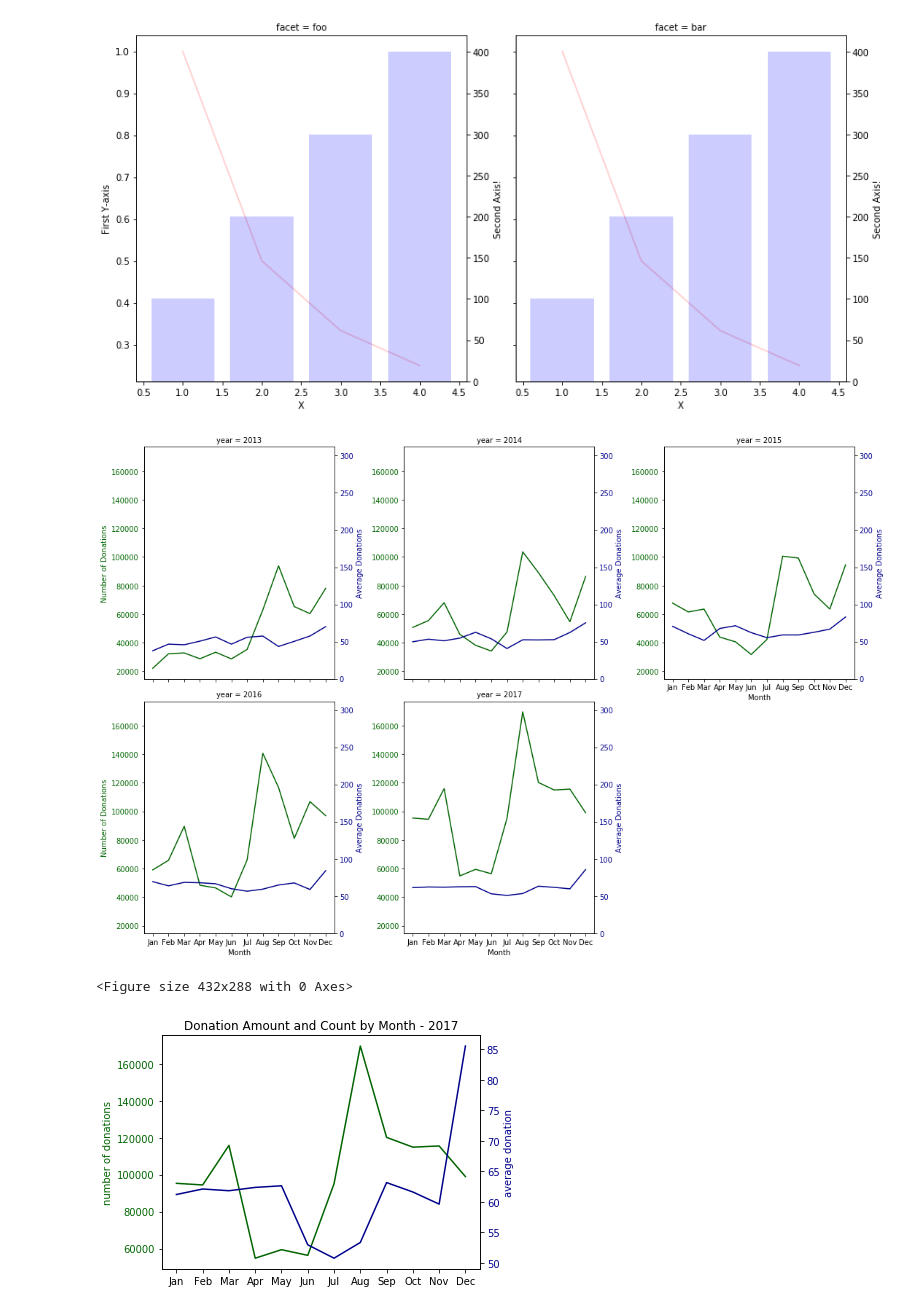
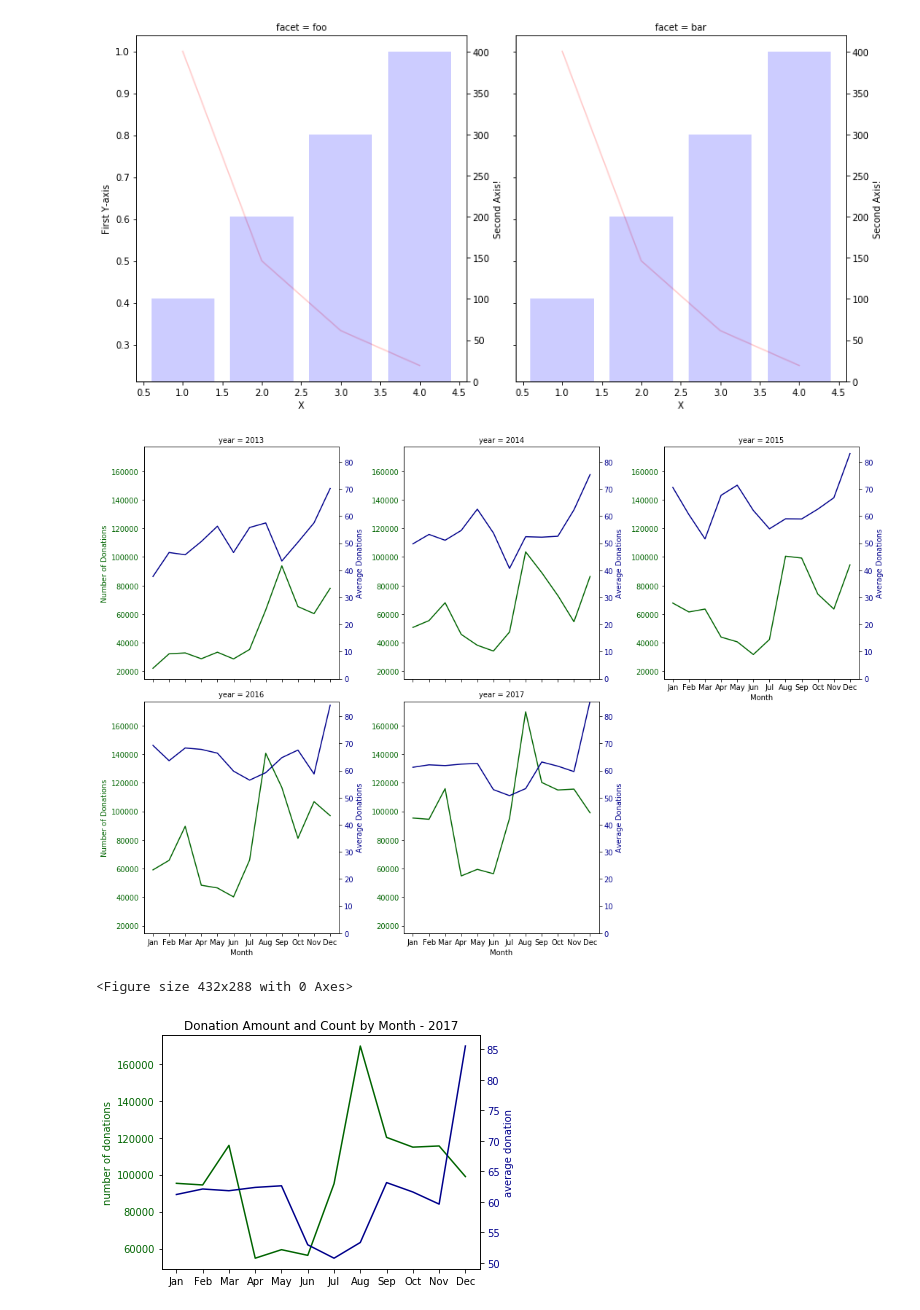
Before and after one commit to taylorperkins/Kindful-Donations, a Jupyter notebook: notebooks/Mary_Insights_Copy.ipynb, the cells around one changed output. Cells and saved outputs as stored; diff of their text form; code cells hidden in the pictures.

```diff
--- a/notebooks/Mary_Insights_Copy.ipynb
+++ b/notebooks/Mary_Insights_Copy.ipynb
@@ -150,36 +150,40 @@ plt.show()
 # %% [output]
 [figure]
 # %%
+
+facet_by_year = yearly_data[~yearly_data.year.isin([2012, 2018])]
+
+
 def facetgrid_two_axes(*args, **kwargs):
     data = kwargs.pop('data')
     alpha = kwargs.pop('alpha', 0.2)
     kwargs.pop('color')
     ax = plt.gca()
 
     #ax1.set_xlabel('month')
     ax.set_ylabel('number of donations', color='darkgreen')
     ax.plot(data.month, data.donation_count, color='darkgreen')
     ax.set_xticklabels(data.month)
 
     ax.tick_params(axis='y', labelcolor='darkgreen')
 
     ax2 = ax.twinx()
 
     ax2.set_ylabel('Average Donations', color='darkblue')
     ax2.plot(data.month, data.average_donation, color='darkblue')
     ax2.tick_params(axis='y', labelcolor='darkblue')
-    ax2.set_ylim(0, yearly_data.average_donation.max())
+    ax2.set_ylim(0, facet_by_year.average_donation.max())
 
-g = sns.FacetGrid(yearly_data[~yearly_data.year.isin([2012, 2018])], col="year", col_wrap=3, size=5)
+g = sns.FacetGrid(facet_by_year, col="year", col_wrap=3, size=5)
 
 (
     g.map_dataframe(facetgrid_two_axes, dual_axis=True)
          .set_axis_labels("Month", "Number of Donations")
 )
 plt.show()
 plt.savefig('././monthly_donations_across_years.png');
 # %% [output]
-[figure, old version]
+[figure, new version]
 <Figure size 432x288 with 0 Axes>
 # %%
 fig, ax1 = plt.subplots()
```
Also changed, not shown: 1 other file.
